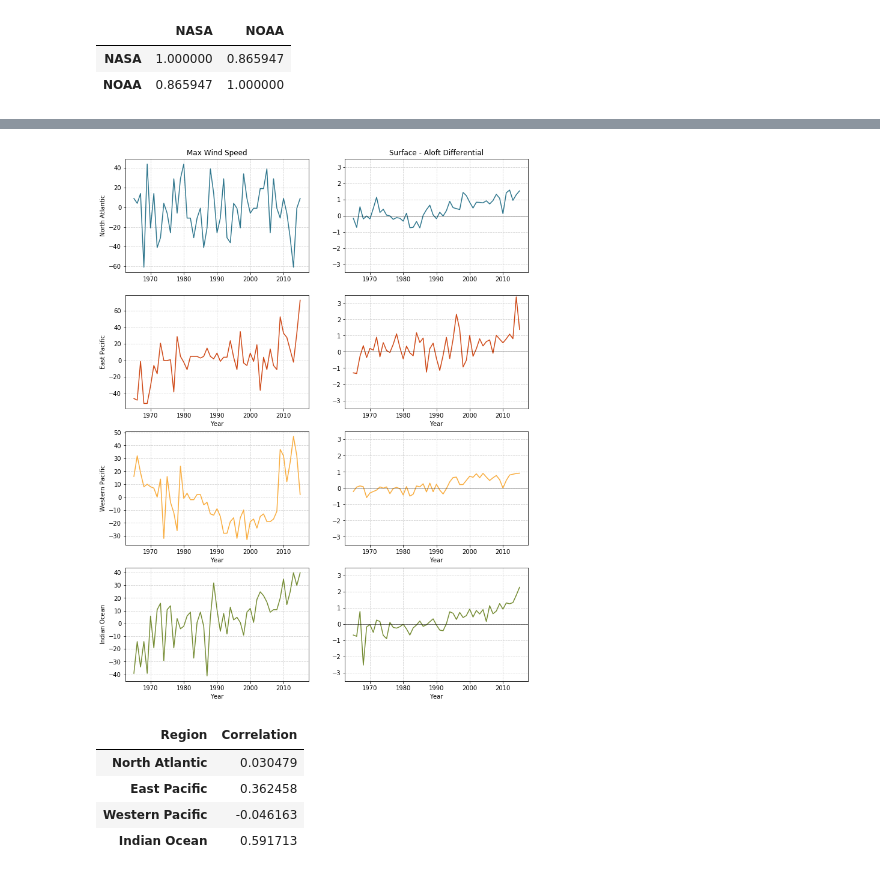
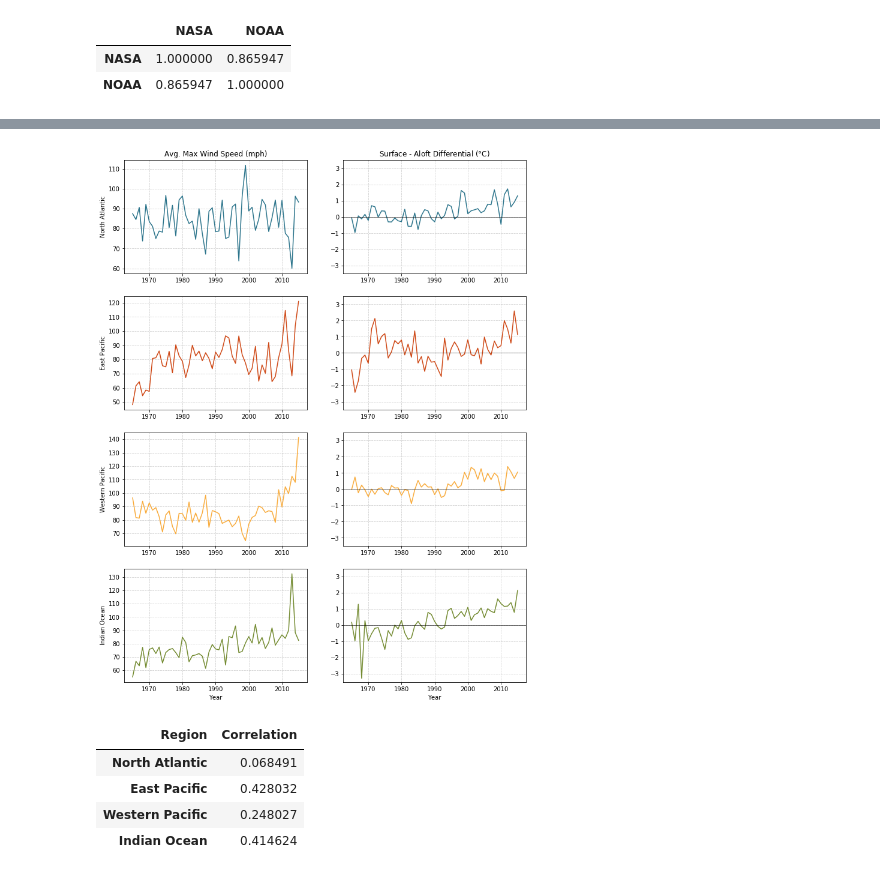
Before and after one commit to douglasdaly/hurricanes, a Jupyter notebook: notebooks/6_noaa_interpolated_feature_data_explore.ipynb, the cells around one changed output, grey strips where cells are left out. Drawn from its saved outputs; the diff is of its cells as text; code cells hidden in the pictures.

Commit message:
Cleanup makefile and additional research on NOAA data

```diff
--- a/notebooks/6_noaa_interpolated_feature_data_explore.ipynb
+++ b/notebooks/6_noaa_interpolated_feature_data_explore.ipynb
@@ -44,6 +47,10 @@ with open(fname, 'rb') as fin:
 fname = os.path.join(processed_data_dir, 'region_yearly_data.pkl')
 with open(fname, 'rb') as fin:
     region_yearly_df = pickle.load(fin)
+
+fname = os.path.join(processed_data_dir, 'storm_track_data.pkl')
+with open(fname, 'rb') as fin:
+    storm_track_dict = pickle.load(fin)
 # %%
 # - Sanity check against NASA anomaly data just to see if we're close
 nasa_tanom = nasa_data['temperature_anomaly'].copy().loc[:, 'Annual Mean']
@@ -78,3 +85,8 @@ tanom.corr()
 |  | NASA | NOAA |
 | NASA | 1.000000 | 0.865947 |
 | NOAA | 0.865947 | 1.000000 |
+# %%
+# - Variables for plotting
+region_names = ['North Atlantic', 'East Pacific', 'Western Pacific', 'Indian Ocean']
+colors = ['#2d758c', '#cf4917', '#f9ac3d', '#758c33']
+color_dict = dict(zip(region_names, colors))
@@ -81,12 +152,5 @@ tanom.corr()
 # %%
 # - Get data in regions of interest
-region_cuts = {
-    'North Atlantic': [(-90, -25), (10, 40)],
-    'East Pacific': [(-150, -100), (10, 40)],
-    'Western Pacific': [(120, 180), (-30, 60)],
-    'Indian Ocean': [(40, 120), (-50, 20)]
-}
-
 cut_feature_data = dict()
 for nm in feature_data.keys():
     cut_feature_data[nm] = dict()
@@ -97,10 +161,6 @@ for nm in feature_data.keys():
             cut_feature_data[nm][region][pd.to_datetime(k)] = \
                 feature_data[nm][k][long_bnd[0]+180:long_bnd[1]+180,
                                     lat_bnd[0]+90:lat_bnd[1]+90]
-# %%
-# - Variables for plotting
-colors = ['#2d758c', '#cf4917', '#f9ac3d', '#758c33']
-color_dict = dict(zip(region_cuts.keys(), colors))
 # %%
 # - Average the data across regions
 average_data = dict()
@@ -227,6 +287,7 @@ plt.show();
 # %%
 # - Average max wind speed & 'wind anomaly' by region
 nm = 'diff'
+wind_cutoff = 40
 
 avg_max_wind = region_yearly_df.loc[:, ['Region', 'Start Date', 'Max Winds']].copy()
 
@@ -237,15 +298,31 @@ avg_max_wind.drop(['StormID', 'Start Date'], inplace=True, axis=1)
 max_wind = avg_max_wind.groupby(['Year', 'Region'], axis=0) \
                        .max().unstack('Region')
 max_wind.columns = max_wind.columns.droplevel(0)
+
+avg_strm_wind = avg_max_wind.where(avg_max_wind > wind_cutoff) \
+                            .groupby(['Year', 'Region'], axis=0) \
+                            .mean().unstack('Region')
+avg_strm_wind.columns = avg_strm_wind.columns.droplevel(0)
+
 avg_max_wind = avg_max_wind.groupby(['Year', 'Region'], axis=0) \
                            .mean().unstack('Region')
 avg_max_wind.columns = avg_max_wind.columns.droplevel(0)
 
-storm_data_to_plot = max_wind - max_wind.loc[1975:1985].mean()
+storm_data_to_plot = avg_strm_wind
 storm_data_to_plot = storm_data_to_plot.loc[1965:, :]
 
 # - NOAA Data
-data_to_plot = average_data[nm].groupby(average_data[nm].index.year, axis=0).mean()
+data_to_plot = average_data[nm].copy()
+region_periods = {
+    'North Atlantic': (6, 11),
+    'East Pacific': (5, 11),
+    'Western Pacific': (5, 11),
+    'Indian Ocean': (5, 10)
+}
+for region, (s_mon, e_mon) in region_periods.items():
+    data_to_plot.loc[(data_to_plot.index.month >= s_mon)
+                     & (data_to_plot.index.month <= e_mon), region] = np.nan
+data_to_plot = data_to_plot.groupby(average_data[nm].index.year, axis=0).mean()
 data_to_plot = data_to_plot.reindex(storm_data_to_plot.index)
 
 # - Plot
@@ -257,43 +334,42 @@ for region in region_cuts.keys():
     storm_data_to_plot.loc[:, region].plot(ax=axs[i_r][0], color=color_dict[region],
                                            label='Max Wind Speed')
     data_to_plot.loc[:, region].plot(ax=axs[i_r][1], color=color_dict[region],
-                                         label='Surface - Aloft Differential')
+                                     label='Surface - Aloft Differential')
 
     t_corr = pd.concat([storm_data_to_plot.loc[:, region],
                         data_to_plot.loc[:, region]], axis=1).corr()
     correlations[region] = t_corr.values[0][1]
 
     axs[i_r][0].set_ylabel(region)
     if i_r == 0:
-        axs[0][0].set_title('Max Wind Speed')
-        axs[0][1].set_title('Surface - Aloft Differential')
+        axs[0][0].set_title('Avg. Max Wind Speed (mph)')
+        axs[0][1].set_title('Surface - Aloft Differential ($\degree$C)')
 
     axs[i_r][0].grid(True, linestyle='--', alpha=0.6)
-    #axs[i_r][0].set_ylim((0, 220))
 
     axs[i_r][1].grid(True, linestyle='--', alpha=0.6)
     axs[i_r][1].axhline(0., linewidth=0.5, color='black')
     axs[i_r][1].set_ylim((-3.5, 3.5))
 
     if i_r != 3:
-        axs[0][0].set_xlabel('')
-        axs[0][1].set_xlabel('')
+        axs[i_r][0].set_xlabel('')
+        axs[i_r][1].set_xlabel('')
 
     i_r += 1
 
 fig.savefig(os.path.join(media_dir, 'avg_max_wind_surface_aloft_diff_by_region.png'),
             dpi=output_dpi)
 plt.show()
 
 # - Correlation Table
 corr_tbl = pd.DataFrame(correlations, index=['Correlation']).T
 corr_tbl.columns.name = 'Region'
 
 corr_tbl
 # %% [output]
-[figure, old version]
+[figure, new version]
 | Region | Correlation |
-| North Atlantic | 0.030479 |
-| East Pacific | 0.362458 |
-| Western Pacific | -0.046163 |
-| Indian Ocean | 0.591713 |
+| North Atlantic | 0.068491 |
+| East Pacific | 0.428032 |
+| Western Pacific | 0.248027 |
+| Indian Ocean | 0.414624 |
```
Also changed, not shown: parts of 9 cells of this notebook, 1 other file.
